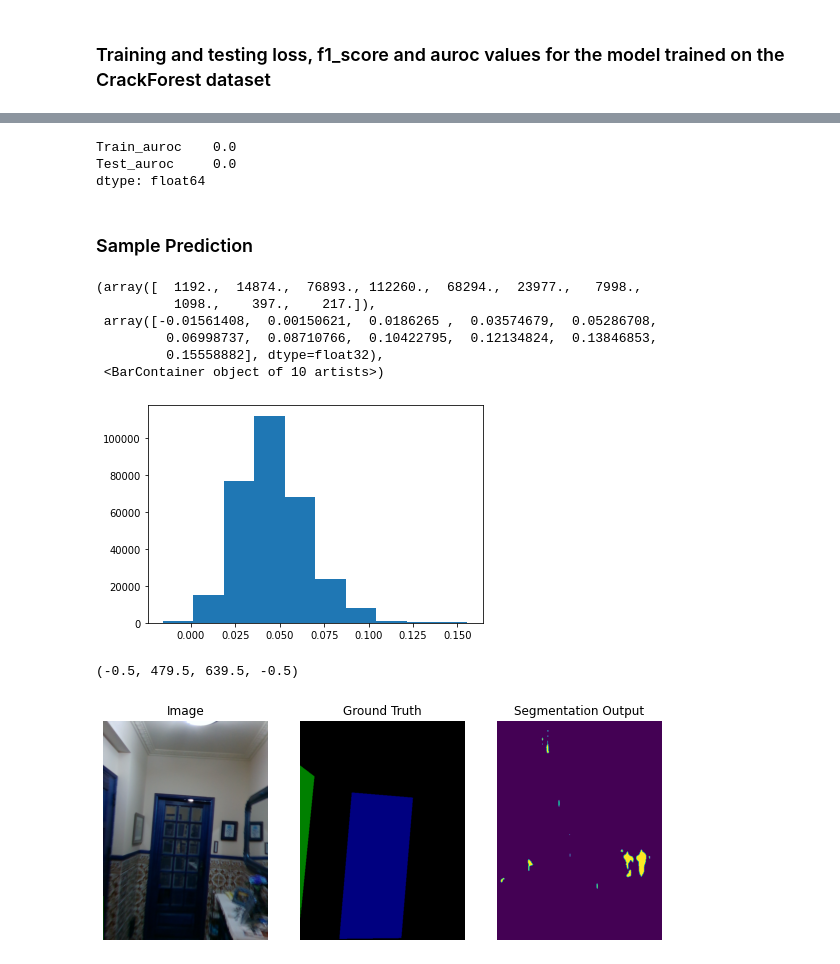
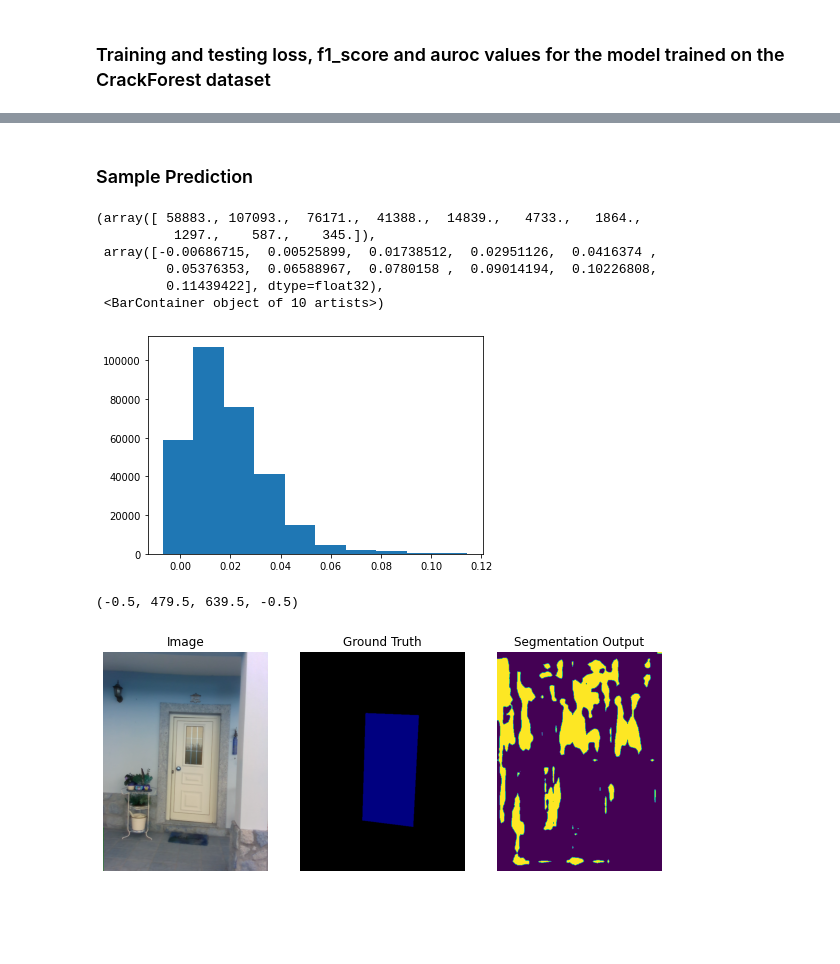
Before and after one commit to avinashsudhakaran1/thesis, a Jupyter notebook: Deeplabv3_custom/Analysis.ipynb, the cells around one changed output, grey strips where cells are left out. Saved outputs shown, nothing was run; the diff lists cells and outputs as text; code cells hidden in the pictures; blank space fills up the shorter version.

```diff
--- a/Deeplabv3_custom/Analysis.ipynb
+++ b/Deeplabv3_custom/Analysis.ipynb
@@ -4,8 +4,13 @@ import matplotlib.pyplot as plt
 import cv2
 import pandas as pd
 
+
+input_folder = "./Doors"
+output_folder = "./outputs/202208061155"
+
 # Load the trained model
-model = torch.load('./NewDoorsOutput/weights.pt')
+model = torch.load(output_folder + '/weights.pt')
+print(output_folder + 'weights.pt')
 # Set the model to evaluate mode
 model.eval()
 # %% [output]
@@ -39,17 +45,13 @@ df.plot(x='epoch',figsize=(15,8));
 # %%
-print(df[['Train_auroc','Test_auroc']].max())
+# print(df[['Train_auroc','Test_auroc']].max())
-# %% [output]
-Train_auroc    0.0
-Test_auroc     0.0
-dtype: float64
 # %% [markdown]
 ### Sample Prediction
 # %%
 ino = 2
 # Read  a sample image and mask from the data-set
 # img = cv2.imread('./DoorsMimicClosed/Images/Door0700.png').transpose(1,2,0).reshape(1,3,640,480)
-img = cv2.imread('./DoorsSmall/Images/Door0025.png').transpose(1,2,0).reshape(1,3,640,480)
-mask = cv2.imread('./DoorsSmall/Masks/Door0025.png')
+img = cv2.imread(input_folder + '/Images/Door0245.png').transpose(1,2,0).reshape(1,3,640,480)
+mask = cv2.imread(input_folder + '/Masks/Door0245.png')
 # mask = cv2.imread('./DoorsMimicClosed/Masks/Door0700.png')
 with torch.no_grad():
     a = model(torch.from_numpy(img).type(torch.cuda.FloatTensor)/255) #/255 makes array of numbers from 0 to 1
@@ -57,33 +59,33 @@ with torch.no_grad():
 # Plot histogram of the prediction to find a suitable threshold. From the histogram a 0.1 looks like a good choice.
 plt.hist(a['out'].data.cpu().numpy().flatten())
 # %% [output]
-(array([  1192.,  14874.,  76893., 112260.,  68294.,  23977.,   7998.,
-          1098.,    397.,    217.]),
- array([-0.01561408,  0.00150621,  0.0186265 ,  0.03574679,  0.05286708,
-         0.06998737,  0.08710766,  0.10422795,  0.12134824,  0.13846853,
-         0.15558882], dtype=float32),
+(array([ 58883., 107093.,  76171.,  41388.,  14839.,   4733.,   1864.,
+          1297.,    587.,    345.]),
+ array([-0.00686715,  0.00525899,  0.01738512,  0.02951126,  0.0416374 ,
+         0.05376353,  0.06588967,  0.0780158 ,  0.09014194,  0.10226808,
+         0.11439422], dtype=float32),
  <BarContainer object of 10 artists>)
-[figure, old version]
+[figure, new version]
 # %%
 # Plot the input image, ground truth and the predicted output
 plt.figure(figsize=(10,10))
 
 plt.subplot(131)
-plt.imshow(cv2.imread('./DoorsSmall/Images/Door0025.png'))
+plt.imshow(cv2.imread(input_folder + '/Images/Door0245.png'))
 plt.title('Image')
 plt.axis('off')
 
 plt.subplot(132)
 plt.imshow(mask)
 plt.title('Ground Truth')
 plt.axis('off')
 
 plt.subplot(133)
-plt.imshow(a['out'].cpu().detach().numpy()[0][0]> 0.1)
+plt.imshow(a['out'].cpu().detach().numpy()[0][0]> 0.03)
 plt.title('Segmentation Output')
 plt.axis('off')
 
 # plt.savefig('./DoorsMediumExp/SegmentationOutput.png',bbox_inches='tight')
 # %% [output]
 (-0.5, 479.5, 639.5, -0.5)
-[figure, old version]
+[figure, new version]
```
Also changed, not shown: parts of 3 cells of this notebook, 11 other files.
